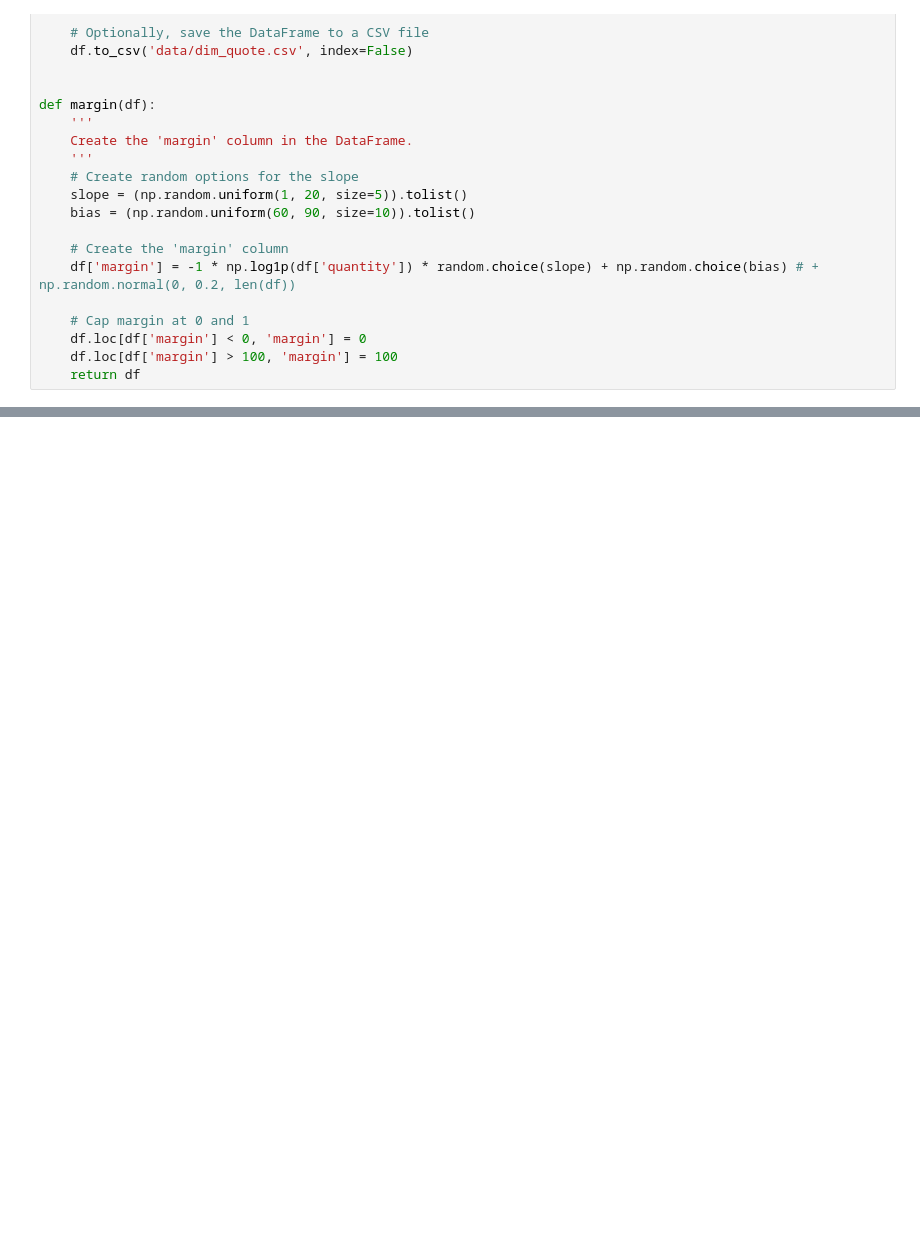
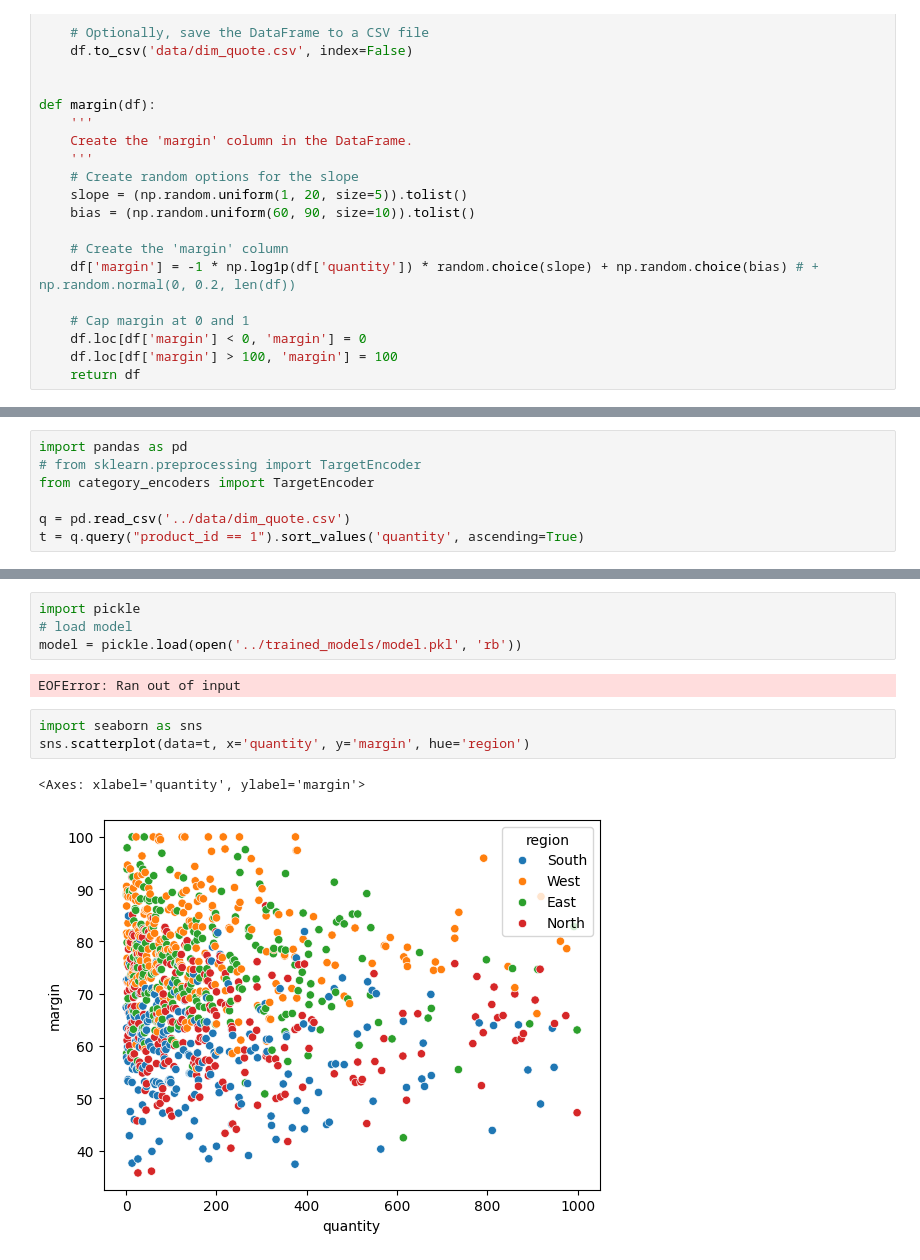
Before and after one commit to eddiejmin/magic_store, a Jupyter notebook: notebooks/notebook.ipynb, the cells around one changed output, grey strips where cells are left out. Saved outputs shown, nothing was run; the diff lists cells and outputs as text; blank space fills up the shorter version.

```diff
--- a/notebooks/notebook.ipynb
+++ b/notebooks/notebook.ipynb
@@ -108,0 +120,7 @@ np.random.uniform(1, 20, size=5).tolist()
+# %%
+import pandas as pd
+# from sklearn.preprocessing import TargetEncoder
+from category_encoders import TargetEncoder
+
+q = pd.read_csv('../data/dim_quote.csv')
+t = q.query("product_id == 1").sort_values('quantity', ascending=True)
@@ -108,0 +136,12 @@ np.random.uniform(1, 20, size=5).tolist()
+# %%
+import pickle
+# load model
+model = pickle.load(open('../trained_models/model.pkl', 'rb'))
+# %% [output]
+EOFError: Ran out of input
+# %%
+import seaborn as sns
+sns.scatterplot(data=t, x='quantity', y='margin', hue='region')
+# %% [output]
+<Axes: xlabel='quantity', ylabel='margin'>
+[figure, added]
```
Also changed, not shown: parts of 6 cells of this notebook, 41 other files.
